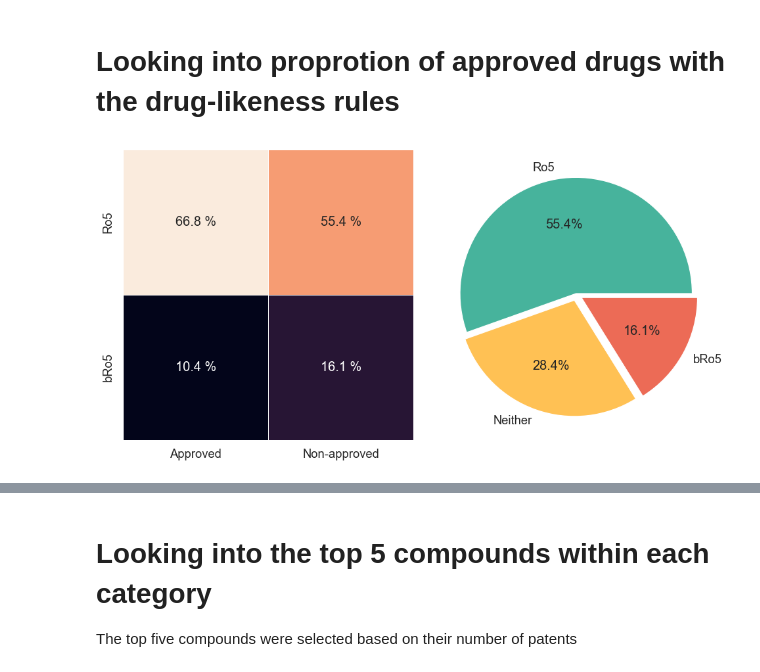
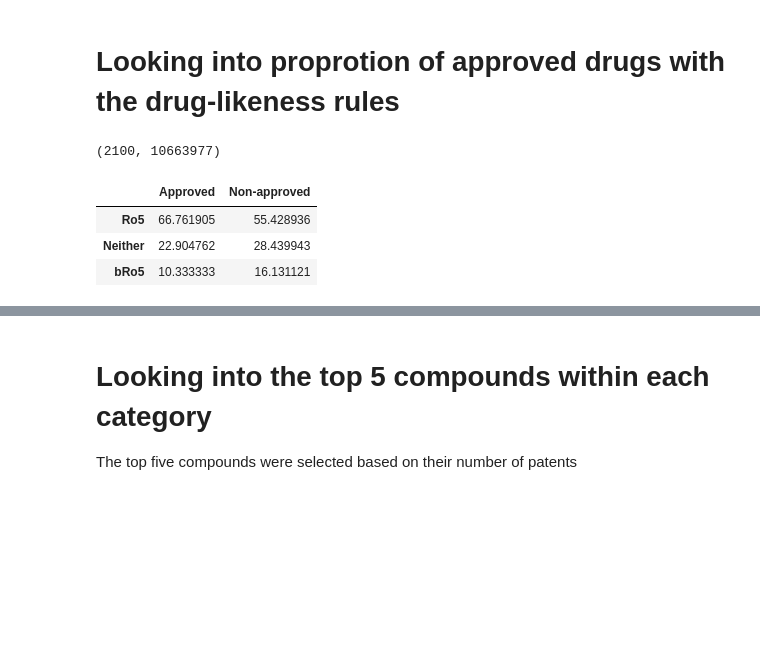
Before and after one commit to AspirinCode/patent-clinical-candidate-characteristics, a Jupyter notebook: notebooks/3_3_1_ro5_overview.ipynb, the cells around one changed output, grey strips where cells are left out. Cells and saved outputs as stored; diff of their text form; code cells hidden in the pictures; blank space fills up the shorter version.

Commit message:
update figure 5

```diff
--- a/notebooks/3_3_1_ro5_overview.ipynb
+++ b/notebooks/3_3_1_ro5_overview.ipynb
@@ -190 +184,3 @@ property_combined_df.head(2)
+# %%
+ro5_property_combined_df = property_combined_df[["inchikey", "ro5"]].drop_duplicates()
 # %%
@@ -213,3 +200,23 @@ non_approved_patented_drugs = property_combined_df[
+# %%
+is_approved = []
+
+for inchikey in tqdm(ro5_property_combined_df["inchikey"]):
+    if inchikey in drugbank_df["InChIKey"].values:
+        is_approved.append("Approved")
+    else:
+        is_approved.append("Not Approved")
+
+ro5_property_combined_df["approved"] = is_approved
+# %%
+approved_patented_drugs = ro5_property_combined_df[
+    ro5_property_combined_df["approved"] == "Approved"
+]
+non_approved_patented_drugs = ro5_property_combined_df[
+    ro5_property_combined_df["approved"] == "Not Approved"
+]
+len(approved_patented_drugs), len(non_approved_patented_drugs)
+# %% [output]
+(2100, 10663977)
 # %%
 t = approved_patented_drugs["ro5"].value_counts(normalize=True).to_dict()
 k = non_approved_patented_drugs["ro5"].value_counts(normalize=True).to_dict()
@@ -218,27 +225,10 @@ df = pd.DataFrame([t, k]).T
 df.columns = ["Approved", "Non-approved"]
 df["Approved"] = df["Approved"].apply(lambda x: x * 100)
 df["Non-approved"] = df["Non-approved"].apply(lambda x: x * 100)
-df.drop(index="Neither", inplace=True)
-# %%
-plt.figure(figsize=(10, 5))
-sns.set(font_scale=1.2)
-
-plt.subplot(1, 2, 1)
-ax = sns.heatmap(df, annot=True, fmt=".1f", square=True, cbar=False, linewidth=0.5)
-for t in ax.texts:
-    t.set_text(t.get_text() + " %")
-
-plt.subplot(1, 2, 2)
-plt.pie(
-    [55.43, 28.44, 16.13],
-    autopct="%1.1f%%",
-    labels=["Ro5", "Neither", "bRo5"],
-    colors=["#47B39C", "#FFC154", "#EC6B56"],
-    explode=(0.01, 0.05, 0.05),
-)
-plt.tight_layout()
-plt.savefig(f"{FIGURE_DIR}/figure_4.png", dpi=400)
-plt.savefig(f"{FIGURE_DIR}/figure_4.pdf", dpi=400)
-plt.show()
-# %% [output]
-[figure, removed]
+# %%
+df
+# %% [output]
+|  | Approved | Non-approved |
+| Ro5 | 66.761905 | 55.428936 |
+| Neither | 22.904762 | 28.439943 |
+| bRo5 | 10.333333 | 16.131121 |
```
Also changed, not shown: parts of 5 cells of this notebook, 2 other files.
